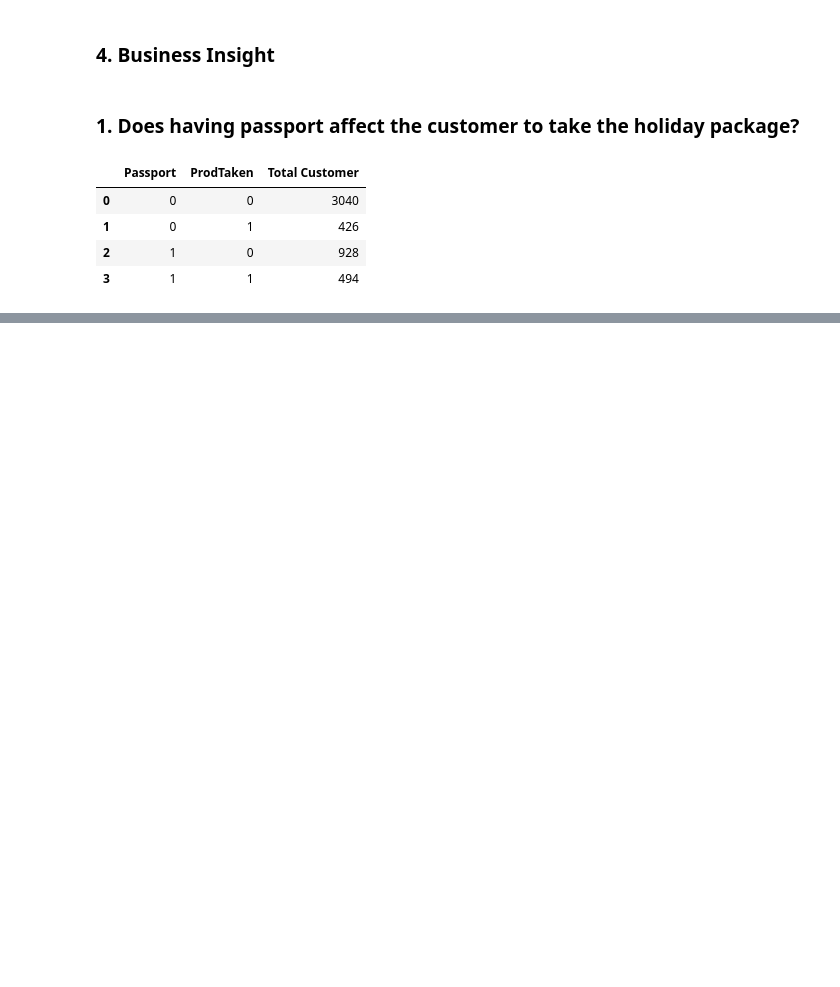
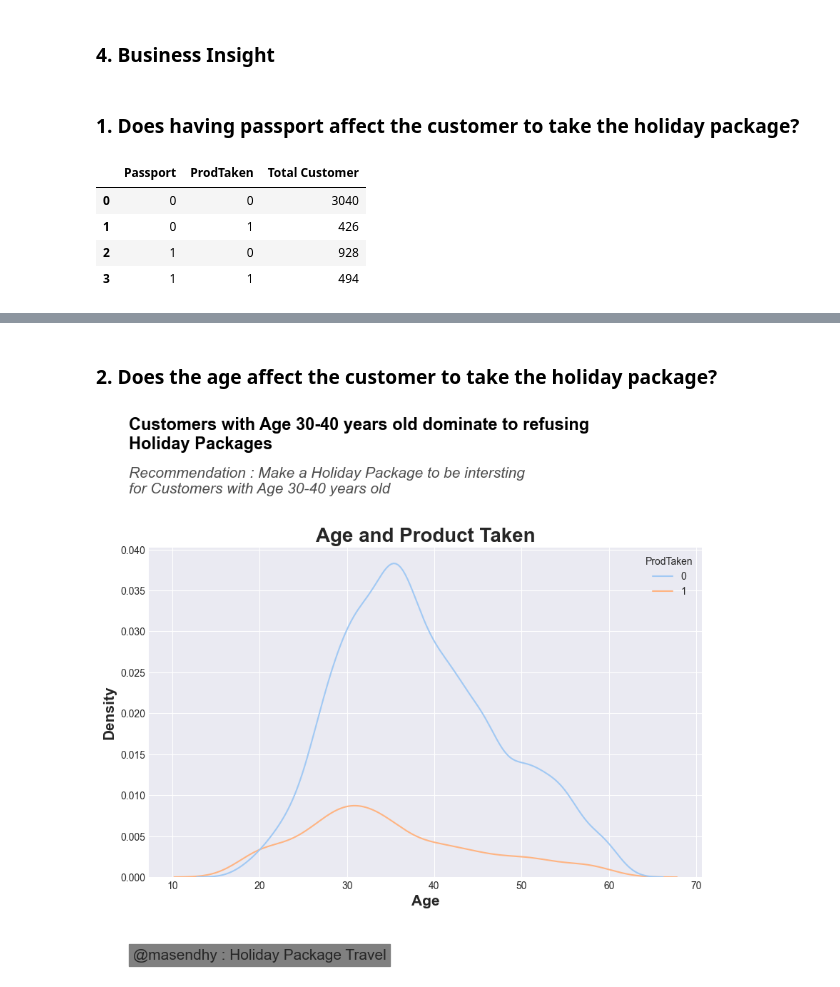
Before and after one commit to masendhy/Holiday_Package_Prediction, a Jupyter notebook: Holiday_Package.ipynb, the cells around one changed output, grey strips where cells are left out. Drawn from its saved outputs; the diff is of its cells as text; code cells hidden in the pictures; blank space fills up the shorter version.

```diff
--- a/Holiday_Package.ipynb
+++ b/Holiday_Package.ipynb
@@ -378,0 +397,24 @@ Text(-0.75, 3950, "CUstomers haven't Passport dominate to refusing Holiday Packa
+# %% [markdown]
+### 2. Does the age affect the customer to take the holiday package?
+# %%
+# create visualization for Age and Product Taken using kdeplot
+
+plt.figure(figsize=(10,6))
+sns.kdeplot(data=data, x='Age', hue='ProdTaken', palette='pastel')
+plt.title('Age and Product Taken', fontdict={'fontsize': 20, 'fontweight': 'bold'})
+plt.xlabel('Age',fontdict={'fontsize': 15, 'fontweight': 'bold'})
+plt.ylabel('Density',fontdict={'fontsize': 15, 'fontweight': 'bold'})
+
+# text for header
+plt.text(x = 5, y = 0.05, s = "Customers with Age 30-40 years old dominate to refusing \nHoliday Packages\n", fontsize = 17, color='black', backgroundcolor = 'white',fontweight='bold')
+
+#text for subheader recommend
+plt.text(x = 5, y = 0.045, s= "Recommendation : Make a Holiday Package to be intersting \nfor Customers with Age 30-40 years old\n", fontsize = 15, color='black', backgroundcolor = 'white', style='italic',alpha=0.7)
+
+# show footer text
+plt.text(x = 20, y = -0.01,s='@masendhy : Holiday Package Travel',fontsize = 15, color='black', alpha=0.7,ha='center',backgroundcolor = 'grey')
+
+#use style
+style.use('seaborn-darkgrid')
+# %% [output]
+[figure, added]
```
Also changed, not shown: parts of 26 cells of this notebook, 1 other file.
